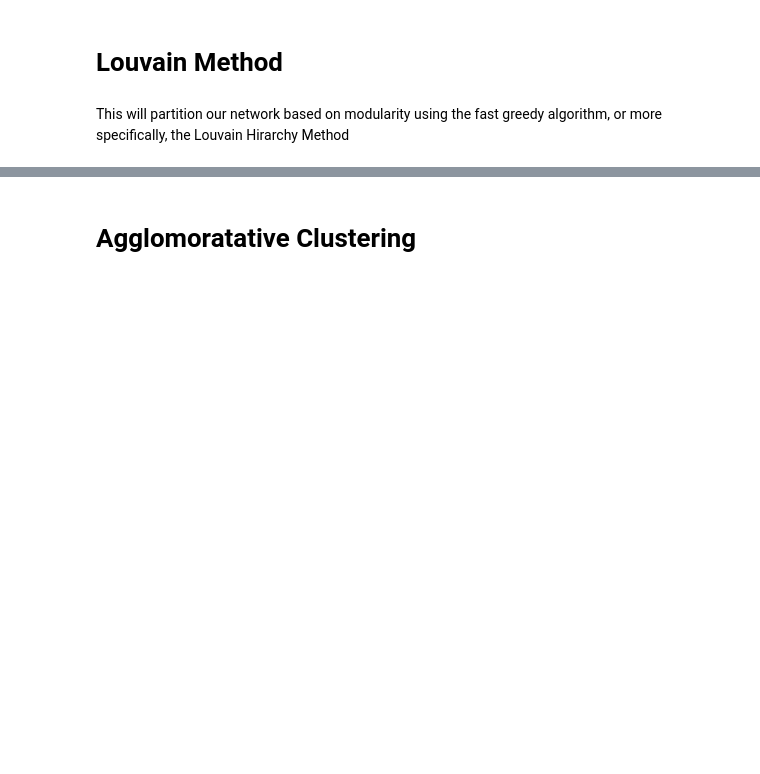
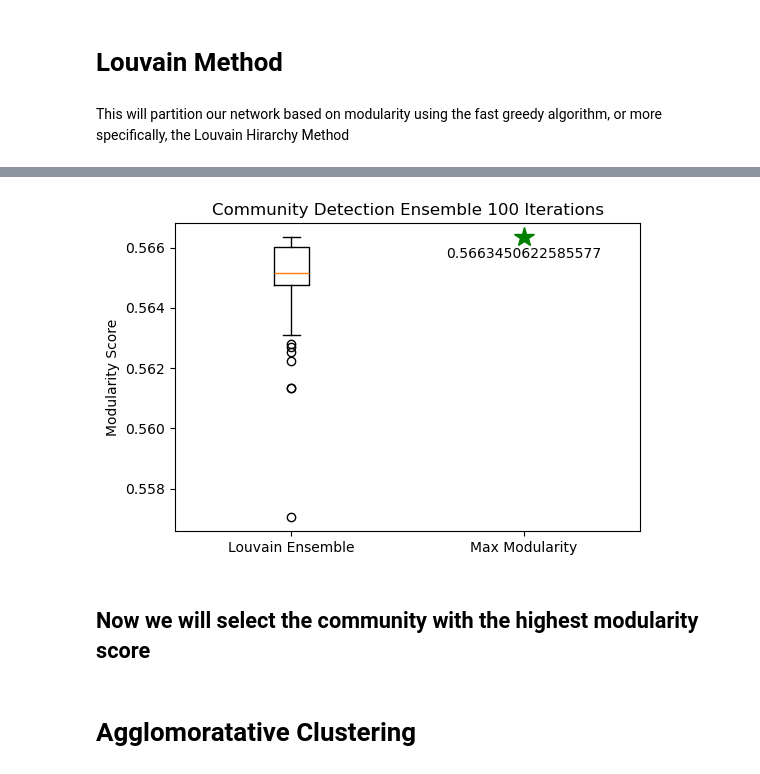
Before and after one commit to KyoKii02/CPSC572-Project, a Jupyter notebook: community_detection.ipynb, the cells around one changed output, grey strips where cells are left out. Saved outputs shown, nothing was run; the diff lists cells and outputs as text; code cells hidden in the pictures; blank space fills up the shorter version.

```diff
--- a/community_detection.ipynb
+++ b/community_detection.ipynb
@@ -36 +69,19 @@ This will partition our network based on modularity using the fast greedy algori
+# %%
+fig = plt.figure(figsize=(6,4))
+
+plt.boxplot(modularity_ensemble)
+ax = plt.gca()
+ax.set_xticks([1, 2],labels=['Louvain Ensemble', "Max Modularity"])
+
+plt.plot(2, max_mod,'r', marker='*', markersize=15, c="g")
+plt.text(2, max_mod - 0.0008, max_mod, ha='center', va='bottom')
+
+plt.title("Community Detection Ensemble 100 Iterations")
+plt.ylabel('Modularity Score')
+plt.xlim([0.5,2.5])
+plt.show()
+# %% [output]
+[figure, added]
+# %% [markdown]
+## Now we will select the community with the highest modularity score
 # %%
```
Also changed, not shown: parts of 14 cells of this notebook, 1 other file.
